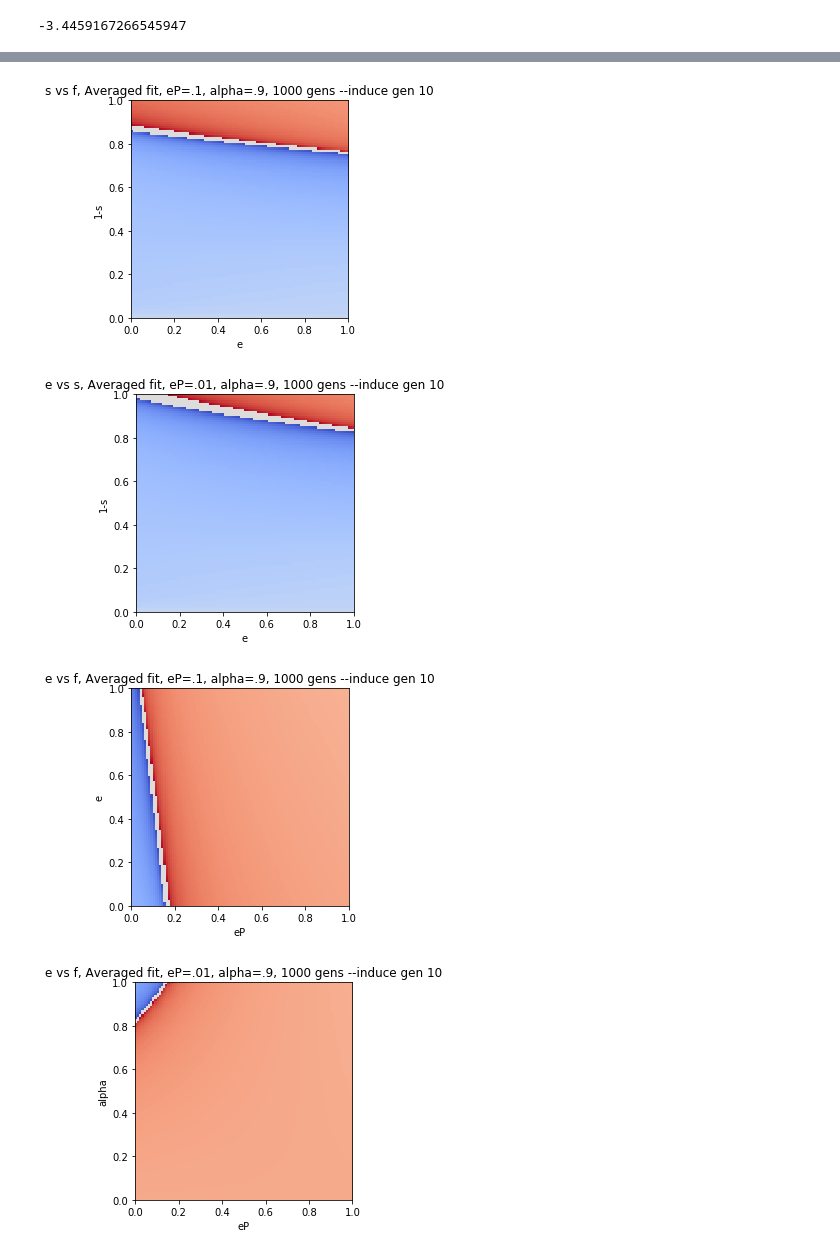
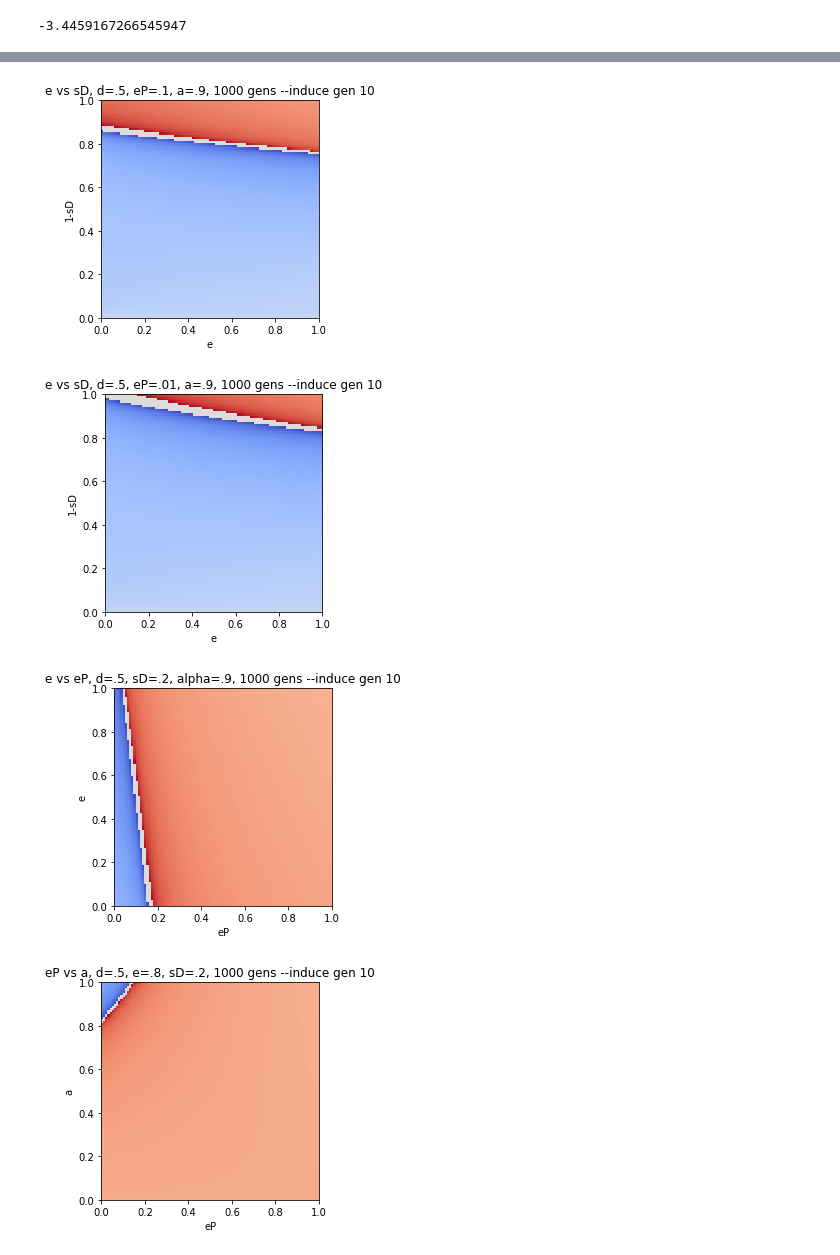
Before and after one commit to mgheffel/CRISPR-Gene-Drive-Population-Model, a Jupyter notebook: inducibleE.ipynb, the cells around one changed output, grey strips where cells are left out. Cells and saved outputs as stored; diff of their text form; code cells hidden in the pictures.

```diff
--- a/inducibleE.ipynb
+++ b/inducibleE.ipynb
@@ -135,10 +135,10 @@ Z=np.zeros((len(eVals),len(sVals)))
 for eIndex in range(len(eVals)):
     for sIndex in range(len(sVals)):
         #y is f
-        simData={'qW':.999,'qD':.001,'qH':0,'sW':0,'sD':sVals[sIndex],'fH':.9,'e':eVals[eIndex],'d':.5,'a':0,'eP':.1,'generations':1000,'induceStart':10}
+        simData={'qW':.999,'qD':.001,'qH':0,'sW':0,'sD':sVals[sIndex],'d':.5,'e':eVals[eIndex],'d':.5,'a':0,'eP':.1,'generations':1000,'induceStart':10}
         takeover=run_simulation(simData)
         Z[sIndex,eIndex]=takeover
-model3D(X,Y,Z,'e','s','e vs s, Averaged fit, 1000 gens --no induce')
+model3D(X,Y,Z,'e','1-sD','e vs sD, Averaged fit, 1000 gens --no induce')
 
 eVals=np.arange(0,1.01,.01)
 sVals=np.arange(1.01,0,-.01)
@@ -148,8 +148,8 @@ Z=np.zeros((len(eVals),len(sVals)))
 for eIndex in range(len(eVals)):
     for sIndex in range(len(sVals)):
         #y is f
-        simData={'qW':.999,'qD':.001,'qH':0,'sW':0,'sD':sVals[sIndex],'fH':.9,'e':eVals[eIndex],'d':.5,'a':0,'eP':.1,'generations':1000,'induceStart':10}
+        simData={'qW':.999,'qD':.001,'qH':0,'sW':0,'sD':sVals[sIndex],'d':.5,'e':eVals[eIndex],'d':.5,'a':0,'eP':.1,'generations':1000,'induceStart':10}
         takeover=run_simulation(simData)
         Z[sIndex,eIndex]=takeover
-model3D(X,Y,Z,'e','1-s','e vs s, Averaged fit, 1000 gens --no induce')
+model3D(X,Y,Z,'e','1-sD','e vs sD, Averaged fit, 1000 gens --no induce')
 # %% [output]
@@ -169,7 +169,7 @@ for xIndex in range(len(xVals)):
 
         takeover=run_simulation(simData)
         Z[sIndex,xIndex]=takeover
-model3D(X,Y,Z,'e','1-s','s vs f, Averaged fit, eP=.1, alpha=.9, 1000 gens --induce gen 10')
+model3D(X,Y,Z,'e','1-sD','e vs sD, d=.5, eP=.1, a=.9, 1000 gens --induce gen 10')
 
 xVals=np.arange(0,1.01,.01)
 sVals=np.arange(1.01,0,-.01)
@@ -184,39 +184,39 @@ for xIndex in range(len(xVals)):
 
         takeover=run_simulation(simData)
         Z[sIndex,xIndex]=takeover
-model3D(X,Y,Z,'e','1-s','e vs s, Averaged fit, eP=.01, alpha=.9, 1000 gens --induce gen 10')
+model3D(X,Y,Z,'e','1-sD','e vs sD, d=.5, eP=.01, a=.9, 1000 gens --induce gen 10')
 
 xVals=np.arange(0,1.01,.01)
 yVals=np.arange(0,1.01,.01)
 X,Y=np.meshgrid(xVals,yVals)
 Z=np.zeros((len(xVals),len(yVals)))
 #run 2D sim e vs f
 for xIndex in range(len(xVals)):
     #x is e'
     for yIndex in range(len(yVals)):
         #y is e
         simData={'qW':.999,'qD':.001,'qH':0,'sW':0,'sD':.2,'d':.5,'e':yVals[yIndex],'eP':xVals[xIndex],'a':.9,'generations':1000,'induceStart':10}
 
         takeover=run_simulation(simData)
         Z[yIndex,xIndex]=takeover
-model3D(X,Y,Z,'eP','e','e vs f, Averaged fit, eP=.1, alpha=.9, 1000 gens --induce gen 10')
+model3D(X,Y,Z,'eP','e','e vs eP, d=.5, sD=.2, alpha=.9, 1000 gens --induce gen 10')
 
 xVals=np.arange(0,1.01,.01)
 yVals=np.arange(0,1.01,.01)
 X,Y=np.meshgrid(xVals,yVals)
 Z=np.zeros((len(xVals),len(yVals)))
 #run 2D sim e vs f
 for xIndex in range(len(xVals)):
     #x is e'
     for yIndex in range(len(yVals)):
         #y is alpha
         simData={'qW':.999,'qD':.001,'qH':0,'sW':0,'sD':.2,'d':.5,'e':.8,'eP':xVals[xIndex],'a':yVals[yIndex],'generations':1000,'induceStart':10}
 
         takeover=run_simulation(simData)
         Z[yIndex,xIndex]=takeover
-model3D(X,Y,Z,'eP','alpha','e vs f, Averaged fit, eP=.01, alpha=.9, 1000 gens --induce gen 10')
+model3D(X,Y,Z,'eP','a','eP vs a, d=.5, e=.8, sD=.2, 1000 gens --induce gen 10')
 # %% [output]
-[figure, old version]
+[figure, new version]
-[figure, old version]
+[figure, new version]
-[figure, old version]
+[figure, new version]
-[figure, old version]
+[figure, new version]
```
Also changed, not shown: parts of 1 cell of this notebook, 2 other files.
